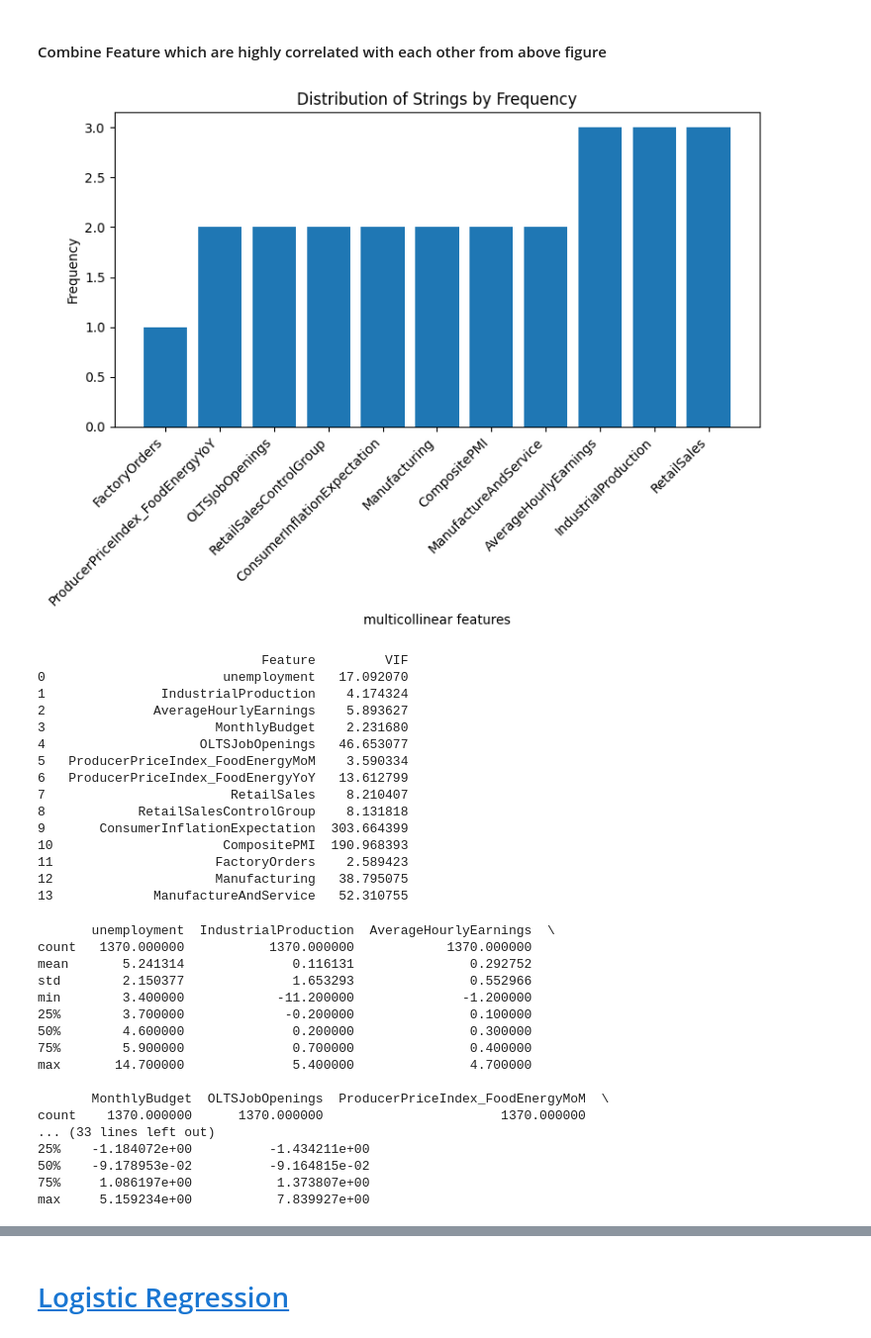
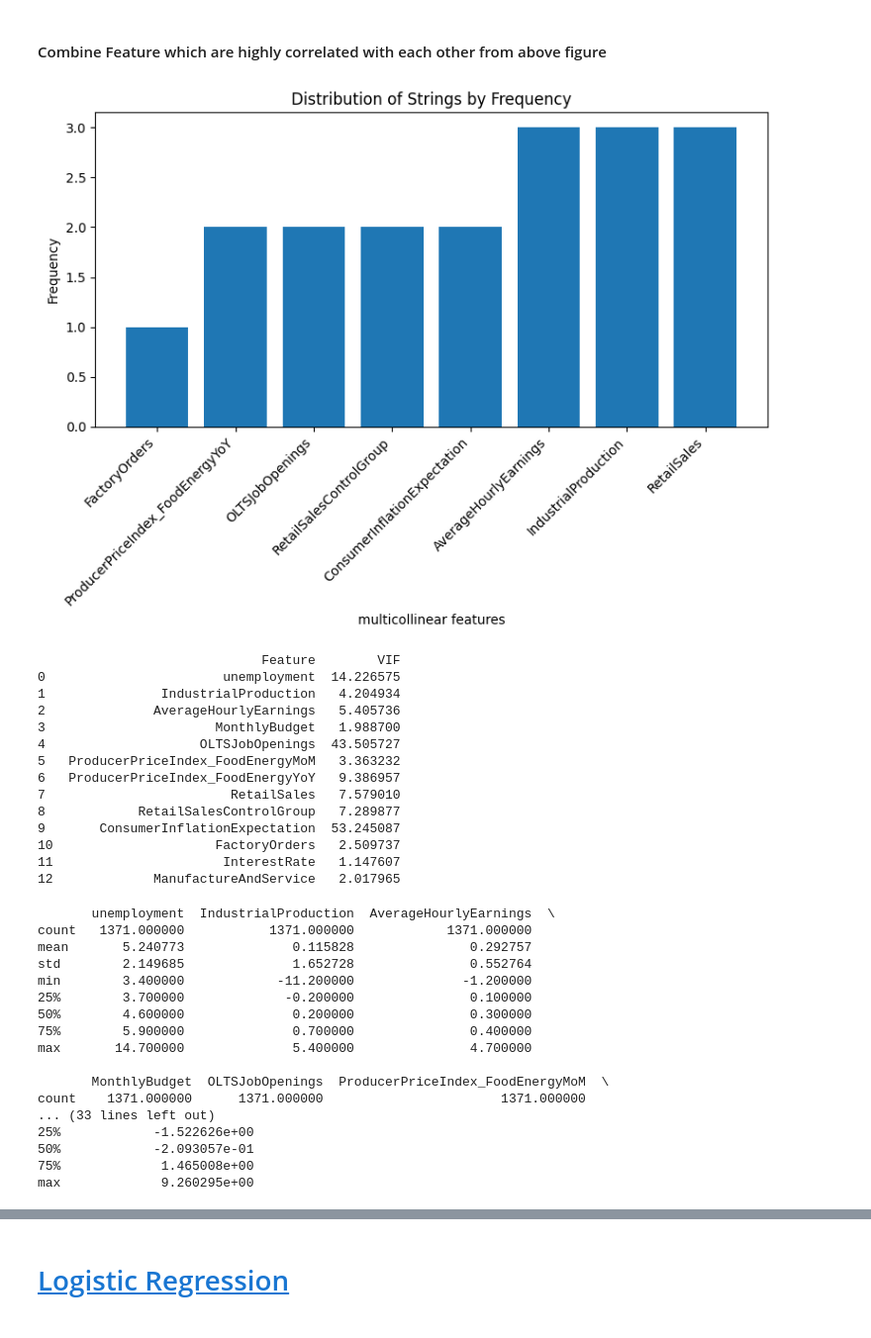
Before and after one commit to Suraj6E/RegressionAnalysis_USD, a Jupyter notebook: DataCleanUP.ipynb, the cells around one changed output, grey strips where cells are left out. Shown at 99% size. Cells and saved outputs as stored; diff of their text form; code cells hidden in the pictures.

Commit message:
interest rate added

```diff
--- a/DataCleanUP.ipynb
+++ b/DataCleanUP.ipynb
@@ -108,6 +108,9 @@ ManufacturingNewOrdersIndex = pd.read_json(file_path)
 file_path = "./data/USD_ISM_Manufacturing_PMI.json"
 ISMManufacturing = pd.read_json(file_path)
 
+file_path = "./data/USD - Interest Rate.json"
+InterestRate = pd.read_json(file_path)
+
 
 final_df = pd.DataFrame()
 
@@ -131,6 +134,7 @@ final_df = getMergedDf(final_df, FactoryOrders, "FactoryOrders")
 final_df = getMergedDf(final_df, ManufacturingEmploymentIndex, "ManufacturingEmploymentIndex")
 final_df = getMergedDf(final_df, ManufacturingNewOrdersIndex, "ManufacturingNewOrdersIndex")
 final_df = getMergedDf(final_df, ISMManufacturing, "ISMManufacturing")
+final_df = getMergedDf(final_df, InterestRate, "InterestRate")
 # %% [output]
 A value is trying to be set on a copy of a slice from a DataFrame
 
@@ -389,47 +393,46 @@ plotMulticollinearFeatures(features)
 # %%
 from sklearn.decomposition import PCA
 from sklearn.preprocessing import StandardScaler
 
 
 # Standardize the data (mandatory for PCA)
 scaler = StandardScaler()
 
-ManufacturingCols = ['ManufacturingPMI', 'ISMManufacturing', 'ManufacturingNewOrdersIndex', 'ManufacturingPricesPaid', 'ManufacturingEmploymentIndex', 'ServicesPMI']
+ManufacturingCols = ['ManufacturingPMI', 'ISMManufacturing', 'ManufacturingNewOrdersIndex', 'ManufacturingPricesPaid', 'ManufacturingEmploymentIndex', 'ServicesPMI', 'CompositePMI']
 X_std = scaler.fit_transform(final_df[ManufacturingCols])
 
 # print(X_std)
 
 # Apply PCA to reduce the dimensionality to 1 component
 pca = PCA(n_components=1)
 X_pca = pca.fit_transform(X_std)
 
 # Add the reduced component as a new column in the DataFrame
 final_df['ManufactureAndService'] = X_pca
 
 cleaned_df = final_df.drop(ManufacturingCols,axis=1) # Independet variable
 
 features = getMulticollinearFeatures(cleaned_df, 0.7)
 plotMulticollinearFeatures(features)
 # %% [output]
-[figure, old version]
+[figure, new version]
 # %%
 getVIF(cleaned_df);
 # %% [output]
-                             Feature         VIF
-0                       unemployment   17.092070
-1               IndustrialProduction    4.174324
-2              AverageHourlyEarnings    5.893627
-3                      MonthlyBudget    2.231680
-4                    OLTSJobOpenings   46.653077
-5   ProducerPriceIndex_FoodEnergyMoM    3.590334
-6   ProducerPriceIndex_FoodEnergyYoY   13.612799
-7                        RetailSales    8.210407
-8            RetailSalesControlGroup    8.131818
-9       ConsumerInflationExpectation  303.664399
-10                      CompositePMI  190.968393
-11                     FactoryOrders    2.589423
-12                     Manufacturing   38.795075
-13             ManufactureAndService   52.310755
+                             Feature        VIF
+0                       unemployment  14.226575
+1               IndustrialProduction   4.204934
+2              AverageHourlyEarnings   5.405736
+3                      MonthlyBudget   1.988700
+4                    OLTSJobOpenings  43.505727
+5   ProducerPriceIndex_FoodEnergyMoM   3.363232
+6   ProducerPriceIndex_FoodEnergyYoY   9.386957
+7                        RetailSales   7.579010
+8            RetailSalesControlGroup   7.289877
+9       ConsumerInflationExpectation  53.245087
+10                     FactoryOrders   2.509737
+11                      InterestRate   1.147607
+12             ManufactureAndService   2.017965
 # %%
 
 # for column in ManufacturingCols:
@@ -449,9 +452,9 @@ getVIF(cleaned_df);
 print(cleaned_df.describe())
 # %% [output]
        unemployment  IndustrialProduction  AverageHourlyEarnings  \
-count   1370.000000           1370.000000            1370.000000
-mean       5.241314              0.116131               0.292752
-std        2.150377              1.653293               0.552966
+count   1371.000000           1371.000000            1371.000000
+mean       5.240773              0.115828               0.292757
+std        2.149685              1.652728               0.552764
 min        3.400000            -11.200000              -1.200000
 25%        3.700000             -0.200000               0.100000
 50%        4.600000              0.200000               0.300000
@@ -459,12 +462,12 @@ min        3.400000            -11.200000              -1.200000
 max       14.700000              5.400000               4.700000
 
        MonthlyBudget  OLTSJobOpenings  ProducerPriceIndex_FoodEnergyMoM  \
-count    1370.000000      1370.000000                       1370.000000
+count    1371.000000      1371.000000                       1371.000000
 ... (33 lines left out)
-25%    -1.184072e+00          -1.434211e+00
-50%    -9.178953e-02          -9.164815e-02
-75%     1.086197e+00           1.373807e+00
-max     5.159234e+00           7.839927e+00
+25%            -1.522626e+00
+50%            -2.093057e-01
+75%             1.465008e+00
+max             9.260295e+00
 # %%
 from sklearn.model_selection import train_test_split
 X = cleaned_df.drop('unemployment',axis=1) # Independet variable
```
Also changed, not shown: parts of 13 cells of this notebook, 2 other files.
